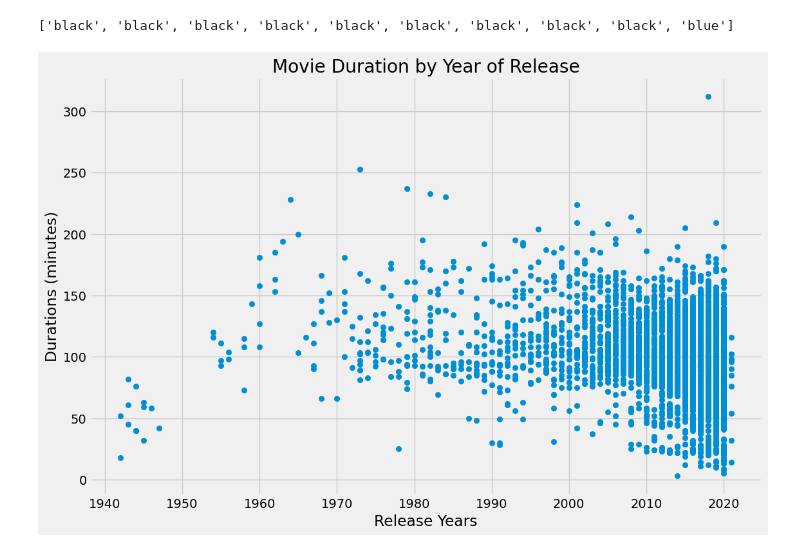
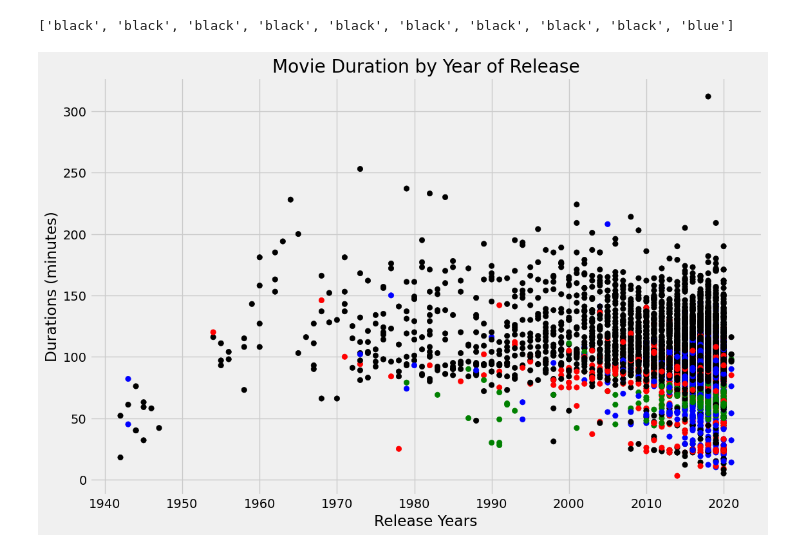
Before and after one commit to WinnieCIRINO/Movie-Data-Analysis---CWW_Tech_Africa, a Jupyter notebook: individual_project_winnie.ipynb, the cells around one changed output. Saved outputs shown, nothing was run; the diff lists cells and outputs as text; code cells hidden in the pictures.

```diff
--- a/individual_project_winnie.ipynb
+++ b/individual_project_winnie.ipynb
@@ -184,11 +184,16 @@ Print the first 10 values of your colors list to inspect the results'''
 colors = []
 
 # #Iterate through rows and append colors based on genre
-for genre in netflix_movies_col_subset ['genre']:
-    if genre == 'Children' : colors.append('red')
-    if genre == 'Documentaries' :colors.append('blue')
-    if genre == 'Stand-Up' : colors.append('green')
-    else : colors.append('black')
+for index, row in netflix_movies_col_subset.iterrows():
+    genre = row["genre"]
+    if genre == 'Children':
+        colors.append('red')
+    elif genre == 'Documentaries':
+        colors.append('blue')
+    elif genre == 'Stand-Up' :
+        colors.append('green')
+    else :
+        colors.append('black')
 
 print (colors[:10])
 # %% [output]
@@ -196,26 +201,27 @@ print (colors[:10])
 # %%
 '''Task 9
 Using the data contained in netflix_movies _col_subset, plot the same scatter plot
 as you did in Task 6, but with a few modifications
 Color the points on the scatter plot using your colors list you defined in the previous step
 Add a title Movie duration by year of release". an x-axis A label "Release year",
 and a y-axis label "Duration (min Show the plot '''
 
+
 plt.style.use('fivethirtyeight')
 fig = plt.figure(figsize=(12,8))
 
 # Create a scatter plot of duration versus release_year
-plt.scatter(netflix_movies_col_subset["release_year"], netflix_movies_col_subset["duration"] , , c=colors)
+plt.scatter(netflix_movies_col_subset["release_year"], netflix_movies_col_subset["duration"] , c= colors )
 
 # Create a title and axis labels
 plt.xlabel("Release Years")
 plt.ylabel("Durations (minutes)")
 plt.title("Movie Duration by Year of Release")
 
-# Show the plot
+# Show the plotsn
 plt.show()
 # %% [output]
-[figure, old version]
+[figure, new version]
 # %%
 '''Task 10
 Provide your answer to the question " Are we certain that movies are getting shorter?" in the form of a string DATA SETS'''
```
Also changed, not shown: parts of 2 cells of this notebook.
